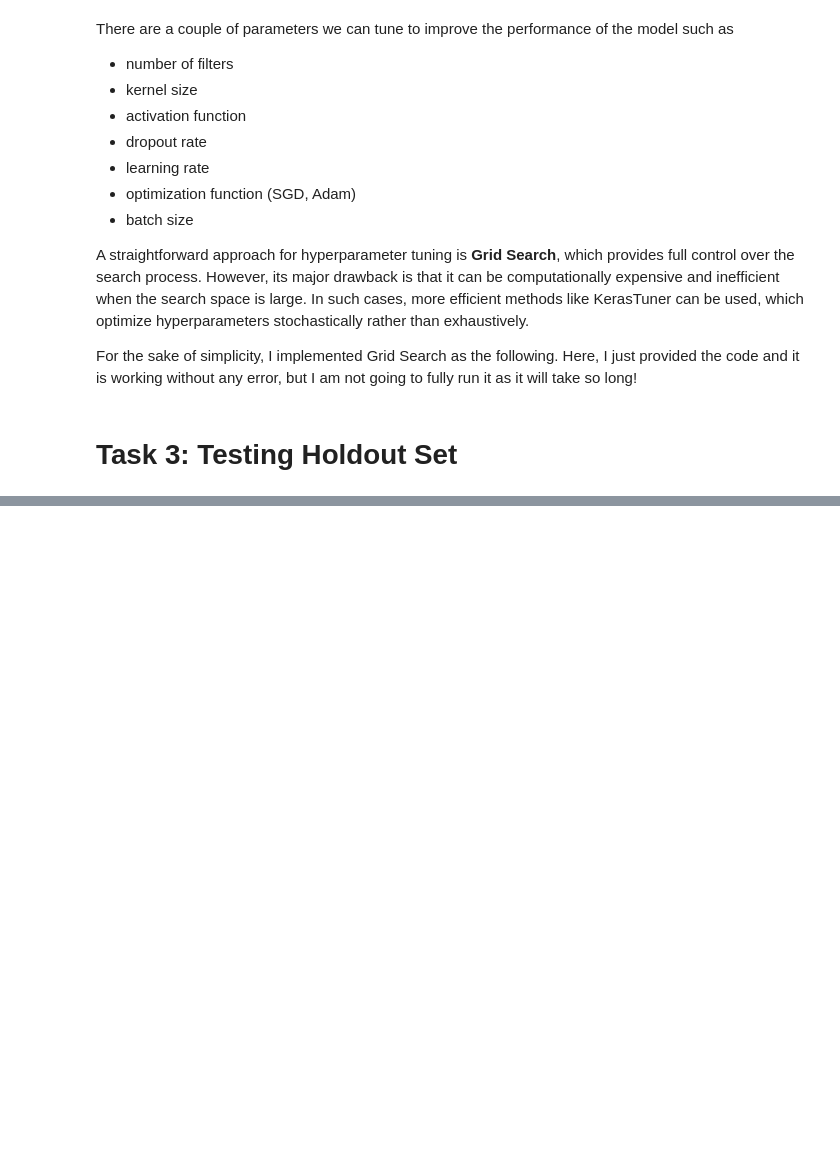
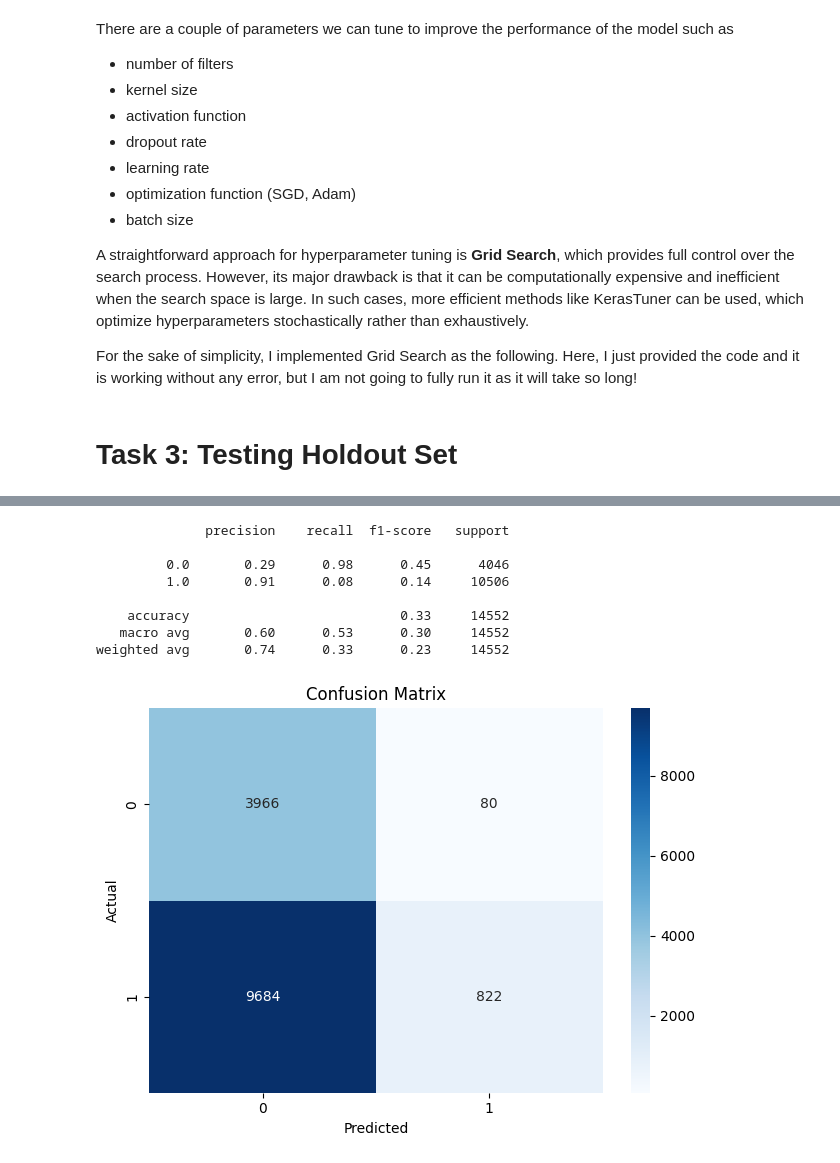
Before and after one commit to AlirezaAhadipour/ECG_Heartbeat_Classification, a Jupyter notebook: notebooks/ECG_Classification.ipynb, the cells around one changed output, grey strips where cells are left out. Drawn from its saved outputs; the diff is of its cells as text; code cells hidden in the pictures; blank space fills up the shorter version.

```diff
--- a/notebooks/ECG_Classification.ipynb
+++ b/notebooks/ECG_Classification.ipynb
@@ -692,0 +765,5 @@ df_normal.head()
+# %%
+# load the model
+from tensorflow.keras.models import load_model
+
+model = load_model('models/cnn_base.h5')
@@ -692,0 +772,14 @@ df_normal.head()
+# %%
+# feature and label
+X_holdout = df_holdout.iloc[:, :-1].values
+y_holdout = df_holdout.iloc[:, -1].values
+
+# reshape
+X_holdout = X_holdout.reshape((X_holdout.shape[0], X_holdout.shape[1], 1))
+# %%
+# predict (multi-class classification)
+y_pred_prob = model.predict(X_holdout)
+y_pred_multi = np.argmax(y_pred_prob, axis=1)
+
+# map predictions to binary labels: 0 -> 0, {1,2,3,4}  1
+y_pred_binary = (y_pred_multi != 0).astype(int)
@@ -692,0 +788,20 @@ df_normal.head()
+# %%
+## evaluate
+print(classification_report(y_holdout, y_pred_binary))
+
+sns.heatmap(confusion_matrix(y_holdout, y_pred_binary), annot=True, fmt='d', cmap='Blues')
+plt.xlabel('Predicted')
+plt.ylabel('Actual')
+plt.title('Confusion Matrix')
+plt.tight_layout()
+plt.show()
+# %% [output]
+              precision    recall  f1-score   support
+
+         0.0       0.29      0.98      0.45      4046
+         1.0       0.91      0.08      0.14     10506
+
+    accuracy                           0.33     14552
+   macro avg       0.60      0.53      0.30     14552
+weighted avg       0.74      0.33      0.23     14552
+[figure, added]
```
Also changed, not shown: parts of 22 cells of this notebook.
